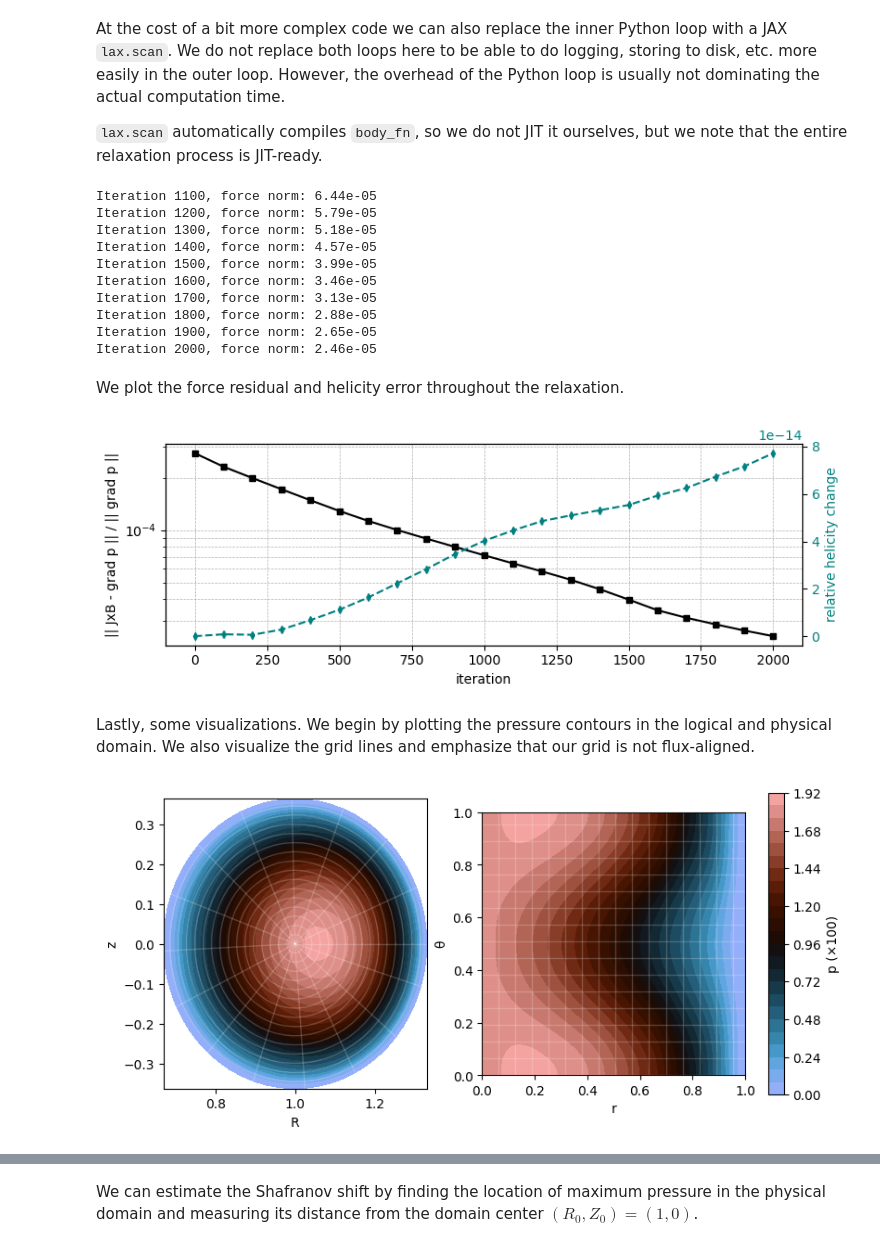
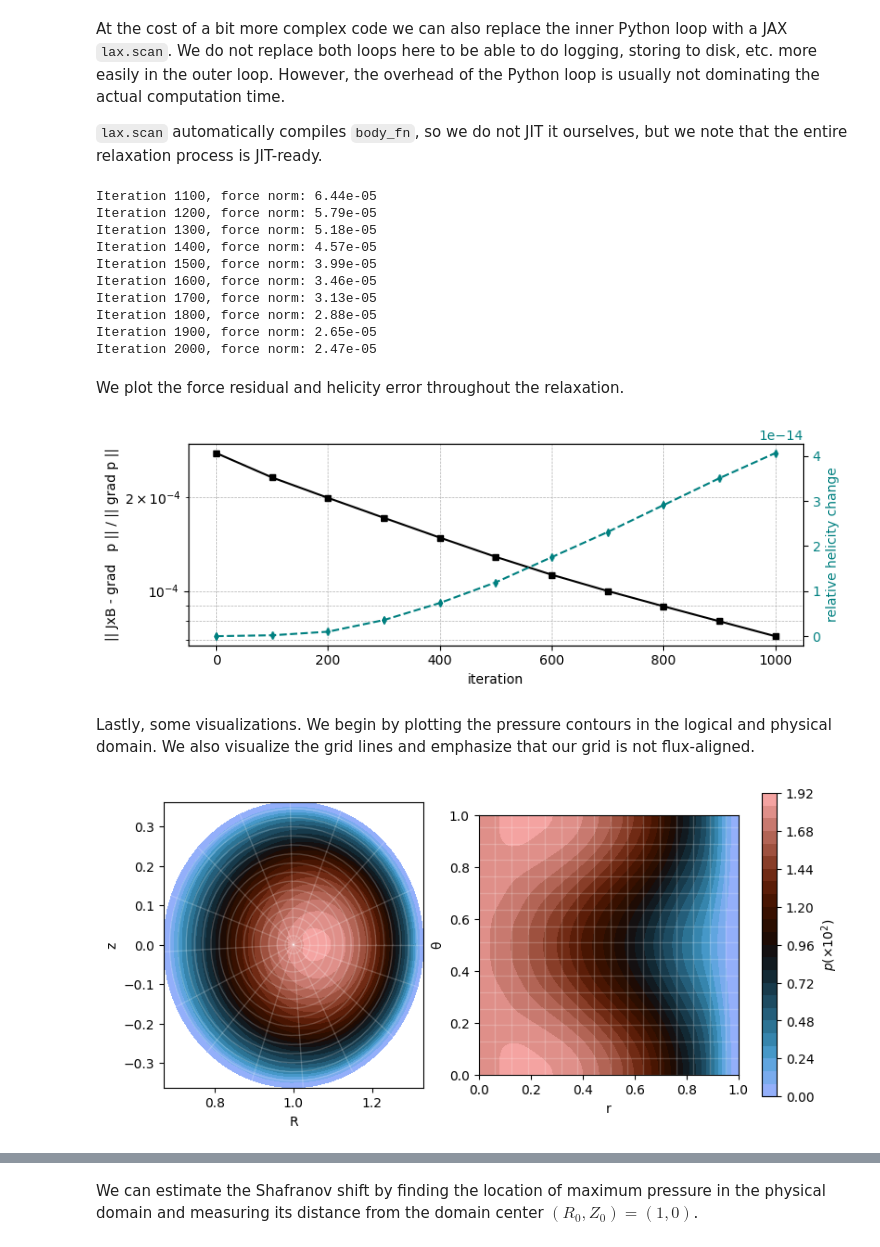
Before and after one commit to ToBlick/mrx, a Jupyter notebook: MRX_tokamak_demo.ipynb, the cells around one changed output, grey strips where cells are left out. Saved outputs shown, nothing was run; the diff lists cells and outputs as text; code cells hidden in the pictures.

```diff
--- a/MRX_tokamak_demo.ipynb
+++ b/MRX_tokamak_demo.ipynb
@@ -220,7 +226,7 @@ def body_fn(state, _):
     state = jax.lax.cond(failed, on_fail, on_success, state)
     return state, None
 # %%
-for i in range(10):
+for i in range(5):
     # ---- run scan ----
     state, _ = jax.lax.scan(body_fn, state, jnp.arange(num_iters_inner))
     force_trace.append(state.force_norm)
@@ -236,57 +242,29 @@ Iteration 1600, force norm: 3.46e-05
 Iteration 1700, force norm: 3.13e-05
 Iteration 1800, force norm: 2.88e-05
 Iteration 1900, force norm: 2.65e-05
-Iteration 2000, force norm: 2.46e-05
+Iteration 2000, force norm: 2.47e-05
 # %% [markdown]
 We plot the force residual and helicity error throughout the relaxation.
 # %%
-fig, ax1 = plt.subplots(figsize=(8, 3))
-ax1.semilogy(jnp.arange(len(force_trace)) * num_iters_inner, jnp.array(force_trace), color='black', ls='-', marker='s', ms=4)
-ax1.set_xlabel('iteration')
-ax1.set_ylabel('|| JxB - grad p || / || grad p ||', color='black')
-ax1.tick_params(axis='y', labelcolor='black')
-ax2 = ax1.twinx()
-ax2.plot(jnp.arange(len(helicity_trace)) * num_iters_inner, jnp.abs((jnp.array(helicity_trace) - helicity_trace[0]) / helicity_trace[0]), color='teal', ls='--', marker='d', ms=4)
-ax2.set_ylabel('relative helicity change', color='teal')
-ax2.tick_params(axis='y', labelcolor='teal')
-ax1.grid(True, which="both", linestyle='--', linewidth=0.5)
-fig.tight_layout()
+fig = plot_twin_axis(
+    left_y=jnp.array(force_trace),
+    right_y=jnp.abs((jnp.array(helicity_trace) - helicity_trace[0]) / helicity_trace[0]),
+    left_label='|| JxB - grad   p || / || grad p ||',
+    right_label='relative helicity change',
+    left_log=True,
+    right_log=False,
+    num_iters_inner=100,
+)
 plt.show()
 # %% [output]
-[figure, old version]
+[figure, new version]
 # %% [markdown]
 Lastly, some visualizations. We begin by plotting the pressure contours in the logical and physical domain. We also visualize the grid lines and emphasize that our grid is not flux-aligned.
 # %%
 p_dof = get_pressure(state.B_n)
 p_h = jax.jit(DiscreteFunction(p_dof, Seq.Lambda_0, Seq.E0)) # p as a function of logical coordinates
-n_vis = 64
-_r = jnp.linspace(0, 1, n_vis)
-_θ = jnp.linspace(0, 1, n_vis)
-_ζ = jnp.zeros(1)
-_rgrid, _θgrid, _ζgrid = jnp.meshgrid(_r, _θ, _ζ, indexing="ij")        # cartesian mesh in (r, θ, ζ)
-_x_hat = jnp.stack([_rgrid, _θgrid, _ζgrid], axis=-1).reshape(-1, 3)    # logical evaluation points
-_x = jax.vmap(Phi)(_x_hat)                                              # physical evaluation points
-R = _x[:, 0].reshape(n_vis, n_vis)
-Z = _x[:, 2].reshape(n_vis, n_vis)
-p_vals = jax.vmap(p_h)(_x_hat).reshape(n_vis, n_vis) * 1e2
-fig, (ax1, ax2) = plt.subplots(1, 2, figsize=(8, 4), constrained_layout=True)
-# physical
-ax1.contourf(R, Z, p_vals, levels=25, cmap="berlin")
-for i in range(0, n_vis, 4):
-    ax1.plot(R[i,:], Z[i,:], 'w', lw=1, alpha=0.2)
-for j in range(0, n_vis, 4):
-    ax1.plot(R[:,j], Z[:,j], 'w', lw=1, alpha=0.2)
-ax1.set(xlabel="R", ylabel="z", aspect="equal")
-# logical
-r, θ = _rgrid.squeeze(), _θgrid.squeeze()
-c2 = ax2.contourf(r, θ, p_vals, levels=25, cmap="berlin")
-for i in range(0, n_vis, 4):
-    ax2.plot(r[i,:], θ[i,:], 'w', lw=1, alpha=0.2)
-for j in range(0, n_vis, 4):
-    ax2.plot(r[:,j], θ[:,j], 'w', lw=1, alpha=0.2)
-ax2.set(xlabel="r", ylabel="θ", aspect="equal")
-fig.colorbar(c2, ax=ax2, label="p (×100)", shrink=0.9)
 
+fig = plot_scalar_fct_physical_logical(p_h, Phi, n_vis=64, logical_plane='r_theta', cbar_label="$p (\\times 10^2)$")
 plt.show()
 # %% [output]
-[figure, old version]
+[figure, new version]
```
Also changed, not shown: parts of 29 cells of this notebook, 5 other files.
